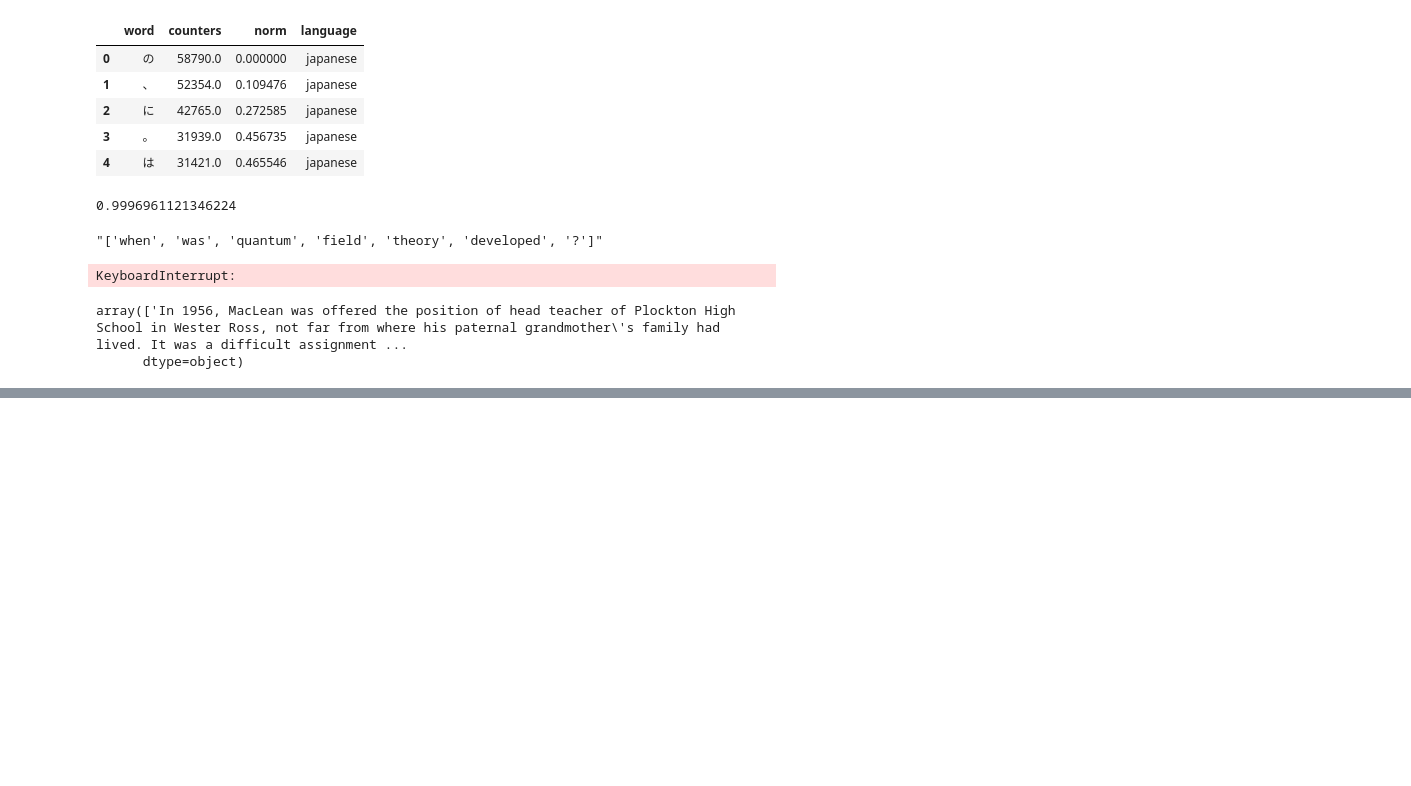
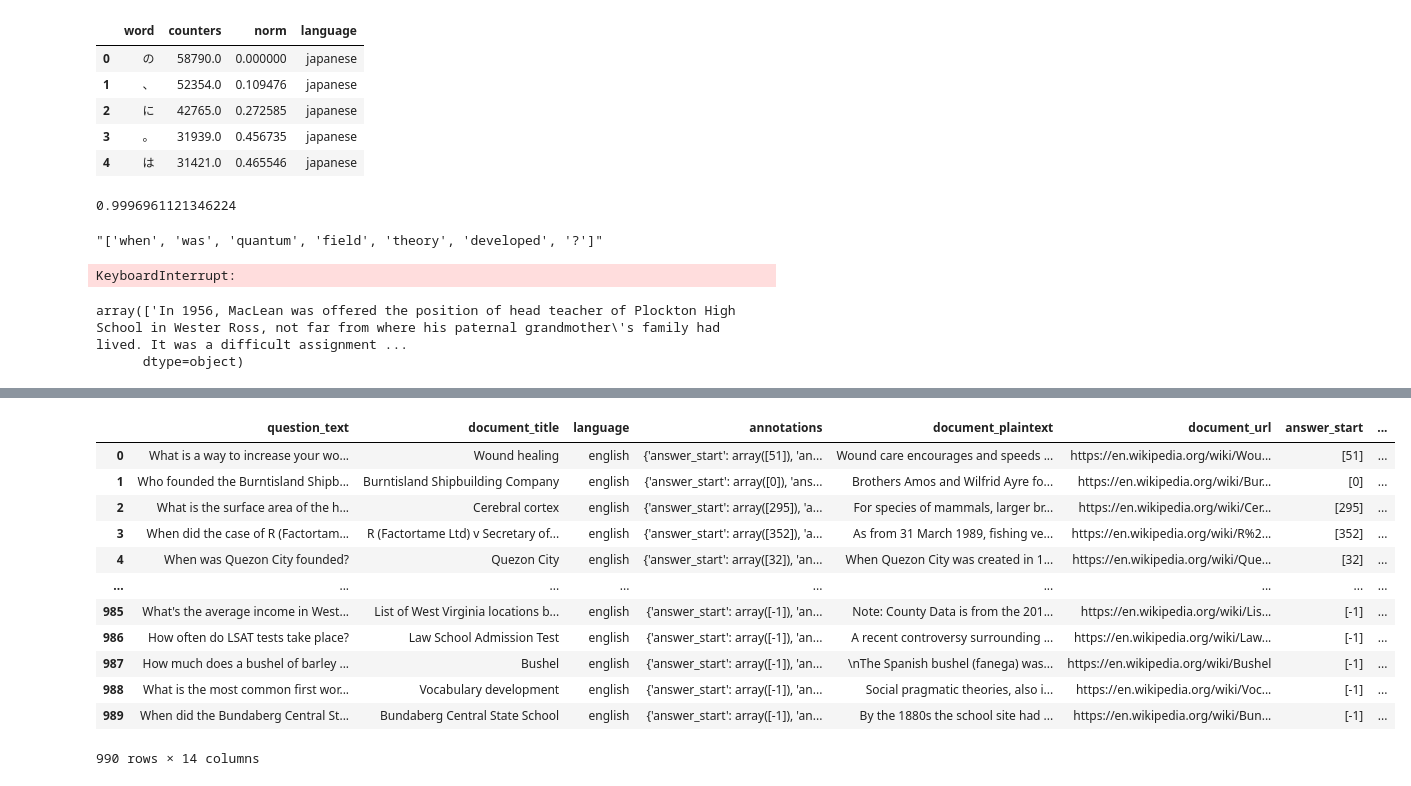
Before and after one commit to hrobjarturh/nlptasks, a Jupyter notebook: notebooks/subtask1-2.ipynb, the cells around one changed output, grey strips where cells are left out. Drawn from its saved outputs; the diff is of its cells as text; code cells hidden in the pictures; blank space fills up the shorter version.

```diff
--- a/notebooks/subtask1-2.ipynb
+++ b/notebooks/subtask1-2.ipynb
@@ -86,0 +257,13 @@ df
+# %%
+highest_wordscore = []
+for question, document in zip(dfv_eng.question_text_tokenized.values,dfv_eng.document_plaintext_tokenized.values):
+    if eval(question)[-2] in eval(document):
+        highest_wordscore.append(1)
+    else:
+        highest_wordscore.append(0)
+# %%
+for question, document in zip(dft_eng.question_text_tokenized.values[-100:],dft_eng.document_plaintext_tokenized.values[-100:]):
+    if eval(question)[-2] in eval(document):
+        highest_wordscore.append(word_count.loc[(word_count['word']==eval(question)[-2])&(word_count['language']=='english')].norm.values[0])
+    else:
+        highest_wordscore.append(0)
@@ -86,0 +278,2 @@ df
+# %%
+dfv_eng['highest_wordscore'] = highest_wordscore
@@ -86,0 +340,16 @@ df
+# %%
+dfv_eng
+# %% [output]
+|  | question_text | document_title | language | annotations | document_plaintext | document_url | answer_start | ... |
+| 0 | What is a way to increase your wo... | Wound healing | english | {'answer_start': array([51]), 'an... | Wound care encourages and speeds ... | https://en.wikipedia.org/wiki/Wou... | [51] | ... |
+| 1 | Who founded the Burntisland Shipb... | Burntisland Shipbuilding Company | english | {'answer_start': array([0]), 'ans... | Brothers Amos and Wilfrid Ayre fo... | https://en.wikipedia.org/wiki/Bur... | [0] | ... |
+| 2 | What is the surface area of the h... | Cerebral cortex | english | {'answer_start': array([295]), 'a... | For species of mammals, larger br... | https://en.wikipedia.org/wiki/Cer... | [295] | ... |
+| 3 | When did the case of R (Factortam... | R (Factortame Ltd) v Secretary of... | english | {'answer_start': array([352]), 'a... | As from 31 March 1989, fishing ve... | https://en.wikipedia.org/wiki/R%2... | [352] | ... |
+| 4 | When was Quezon City founded? | Quezon City | english | {'answer_start': array([32]), 'an... | When Quezon City was created in 1... | https://en.wikipedia.org/wiki/Que... | [32] | ... |
+| ... | ... | ... | ... | ... | ... | ... | ... | ... |
+| 985 | What's the average income in West... | List of West Virginia locations b... | english | {'answer_start': array([-1]), 'an... | Note: County Data is from the 201... | https://en.wikipedia.org/wiki/Lis... | [-1] | ... |
+| 986 | How often do LSAT tests take place? | Law School Admission Test | english | {'answer_start': array([-1]), 'an... | A recent controversy surrounding ... | https://en.wikipedia.org/wiki/Law... | [-1] | ... |
+| 987 | How much does a bushel of barley ... | Bushel | english | {'answer_start': array([-1]), 'an... | \nThe Spanish bushel (fanega) was... | https://en.wikipedia.org/wiki/Bushel | [-1] | ... |
+| 988 | What is the most common first wor... | Vocabulary development | english | {'answer_start': array([-1]), 'an... | Social pragmatic theories, also i... | https://en.wikipedia.org/wiki/Voc... | [-1] | ... |
+| 989 | When did the Bundaberg Central St... | Bundaberg Central State School | english | {'answer_start': array([-1]), 'an... | By the 1880s the school site had ... | https://en.wikipedia.org/wiki/Bun... | [-1] | ... |
+990 rows × 14 columns
```
Also changed, not shown: parts of 23 cells of this notebook, 2 other files.
